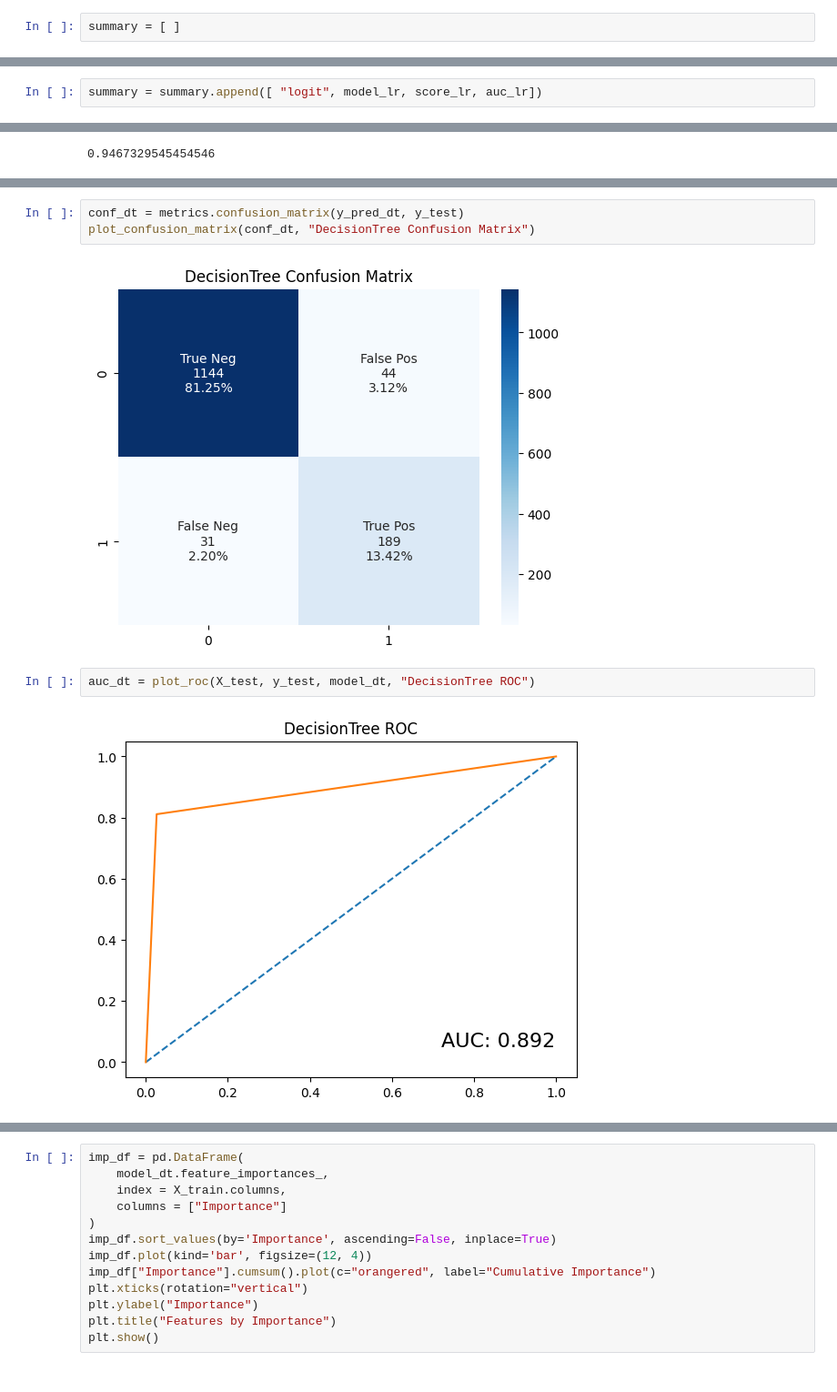
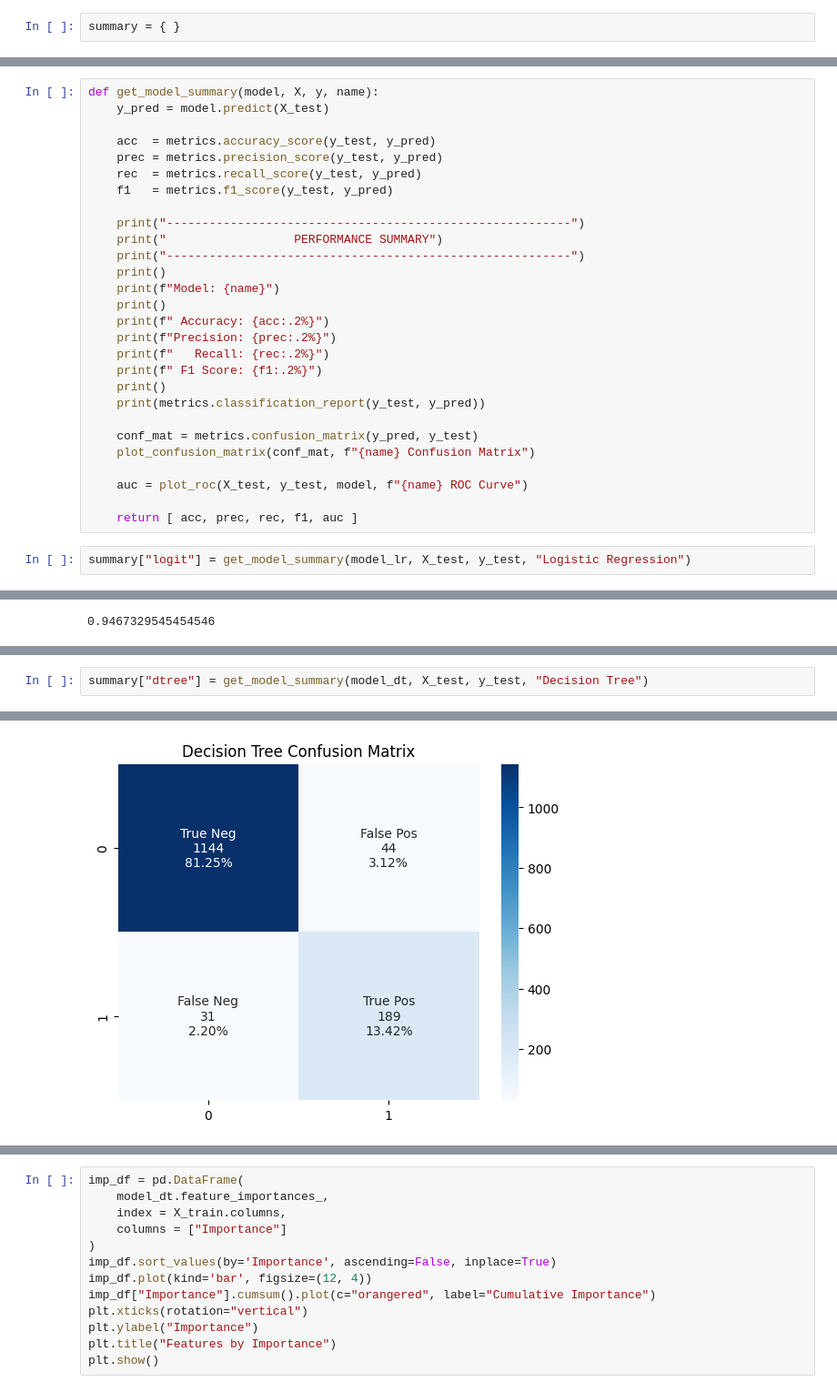
Before and after one commit to straylight77/data-sci-learning, a Jupyter notebook: dat203/final.ipynb, the cells around one changed output, grey strips where cells are left out. Shown at 91% size. Saved outputs shown, nothing was run; the diff lists cells and outputs as text.

Commit message:
Refactor.  Added a get_model_summary method to make reporting performace easier.

```diff
--- a/dat203/final.ipynb
+++ b/dat203/final.ipynb
@@ -517,7 +517,7 @@ plt.show()
 # %% [markdown]
 ### Logistic Regression
 # %%
-summary = [ ]
+summary = { }
 # %%
 ## StandardScaler()
 # %%
@@ -558,0 +537,30 @@ auc_lr = plot_roc(X_test, y_test, model_lr, "Logistic Regression ROC Curve")
+# %%
+def get_model_summary(model, X, y, name):
+    y_pred = model.predict(X_test)
+
+    acc  = metrics.accuracy_score(y_test, y_pred)
+    prec = metrics.precision_score(y_test, y_pred)
+    rec  = metrics.recall_score(y_test, y_pred)
+    f1   = metrics.f1_score(y_test, y_pred)
+
+    print("---------------------------------------------------------")
+    print("                  PERFORMANCE SUMMARY")
+    print("---------------------------------------------------------")
+    print()
+    print(f"Model: {name}")
+    print()
+    print(f" Accuracy: {acc:.2%}")
+    print(f"Precision: {prec:.2%}")
+    print(f"   Recall: {rec:.2%}")
+    print(f" F1 Score: {f1:.2%}")
+    print()
+    print(metrics.classification_report(y_test, y_pred))
+
+    conf_mat = metrics.confusion_matrix(y_pred, y_test)
+    plot_confusion_matrix(conf_mat, f"{name} Confusion Matrix")
+
+    auc = plot_roc(X_test, y_test, model, f"{name} ROC Curve")
+
+    return [ acc, prec, rec, f1, auc ]
+# %%
+summary["logit"] = get_model_summary(model_lr, X_test, y_test, "Logistic Regression")
@@ -567,8 +597,6 @@ df_coef_lr.plot.bar(x="Column", y="Coef", figsize=(12,4))
 plt.show()
 # %% [output]
 [figure]
-# %%
-summary = summary.append([ "logit", model_lr, score_lr, auc_lr])
 # %% [markdown]
 ### Decision Tree Classifier
 # %%
@@ -593,9 +608,3 @@ weighted avg       0.95      0.95      0.95      1408
-# %%
-conf_dt = metrics.confusion_matrix(y_pred_dt, y_test)
-plot_confusion_matrix(conf_dt, "DecisionTree Confusion Matrix")
-# %% [output]
-[figure, removed]
-# %%
-auc_dt = plot_roc(X_test, y_test, model_dt, "DecisionTree ROC")
-# %% [output]
-[figure, removed]
+# %%
+summary["dtree"] = get_model_summary(model_dt, X_test, y_test, "Decision Tree")
+# %% [output]
@@ -601,0 +630 @@ auc_dt = plot_roc(X_test, y_test, model_dt, "DecisionTree ROC")
+[figure, added]
```
Also changed, not shown: parts of 27 cells of this notebook.
